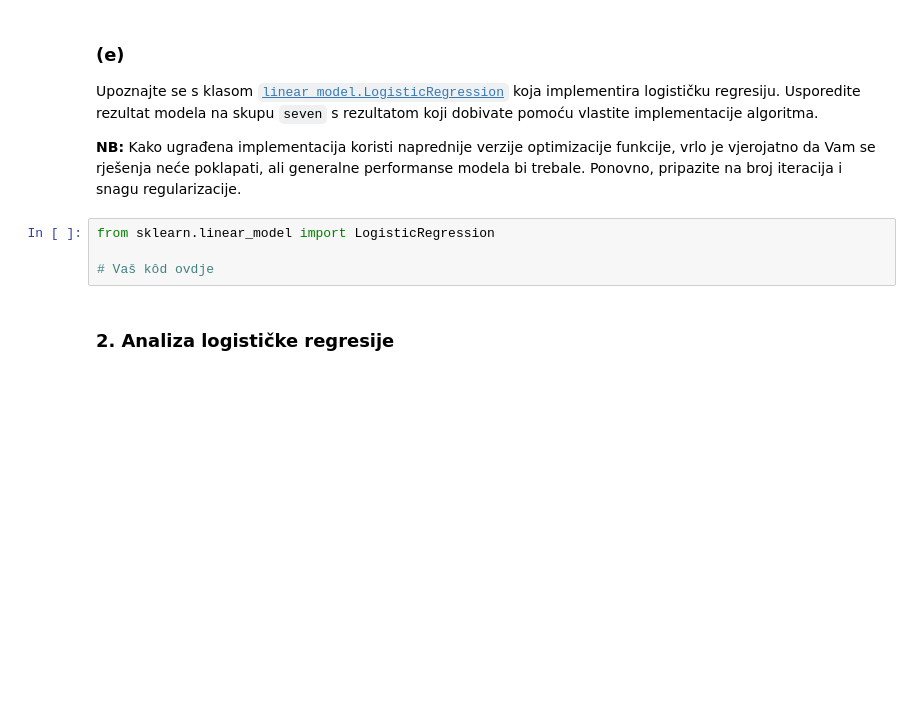
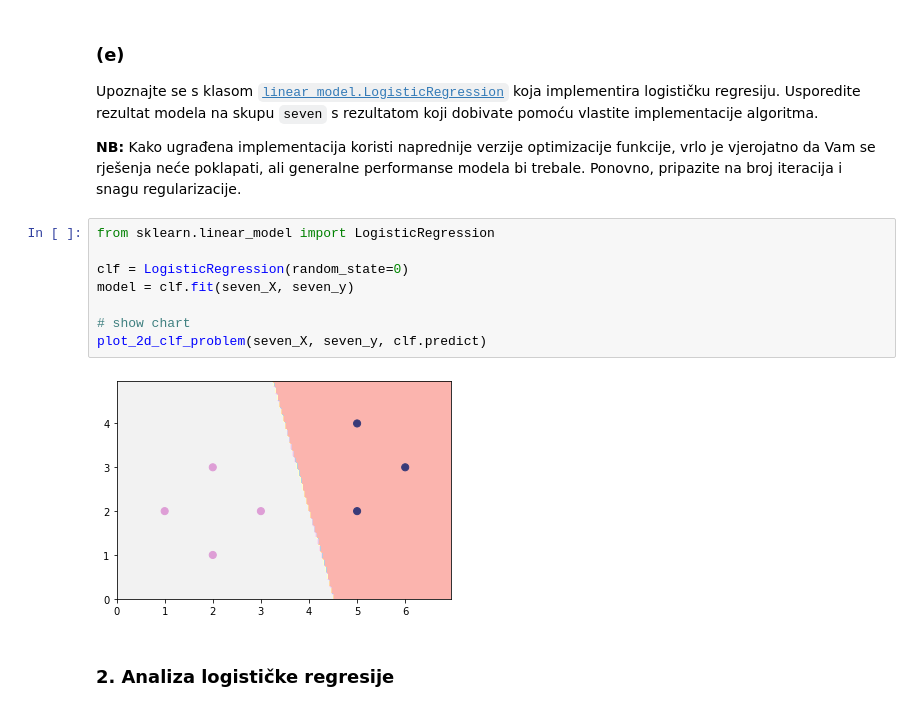
Before and after one commit to sskender/machine-learning-1, a Jupyter notebook: SU1-2021-06-07-LR.ipynb, the cells around one changed output. Cells and saved outputs as stored; diff of their text form; blank space fills up the shorter version.

```diff
--- a/SU1-2021-06-07-LR.ipynb
+++ b/SU1-2021-06-07-LR.ipynb
@@ -208,10 +269,16 @@ from sklearn.metrics import zero_one_loss
 Upoznajte se s klasom [`linear_model.LogisticRegression`](http://scikit-learn.org/stable/modules/generated/sklearn.linear_model.LogisticRegression.html) koja implementira logističku regresiju. Usporedite rezultat modela na skupu `seven` s rezultatom koji dobivate pomoću vlastite implementacije algoritma.
 
 **NB:** Kako ugrađena implementacija koristi naprednije verzije optimizacije funkcije, vrlo je vjerojatno da Vam se rješenja neće poklapati, ali generalne performanse modela bi trebale. Ponovno, pripazite na broj iteracija i snagu regularizacije.
-# %%
-from sklearn.linear_model import LogisticRegression
-
-# Vaš kôd ovdje
+# %%
+from sklearn.linear_model import LogisticRegression
+
+clf = LogisticRegression(random_state=0)
+model = clf.fit(seven_X, seven_y)
+
+# show chart
+plot_2d_clf_problem(seven_X, seven_y, clf.predict)
+# %% [output]
+[figure, added]
 # %% [markdown]
 ### 2. Analiza logističke regresije
 # %% [markdown]
```
Also changed, not shown: parts of 9 cells of this notebook.
